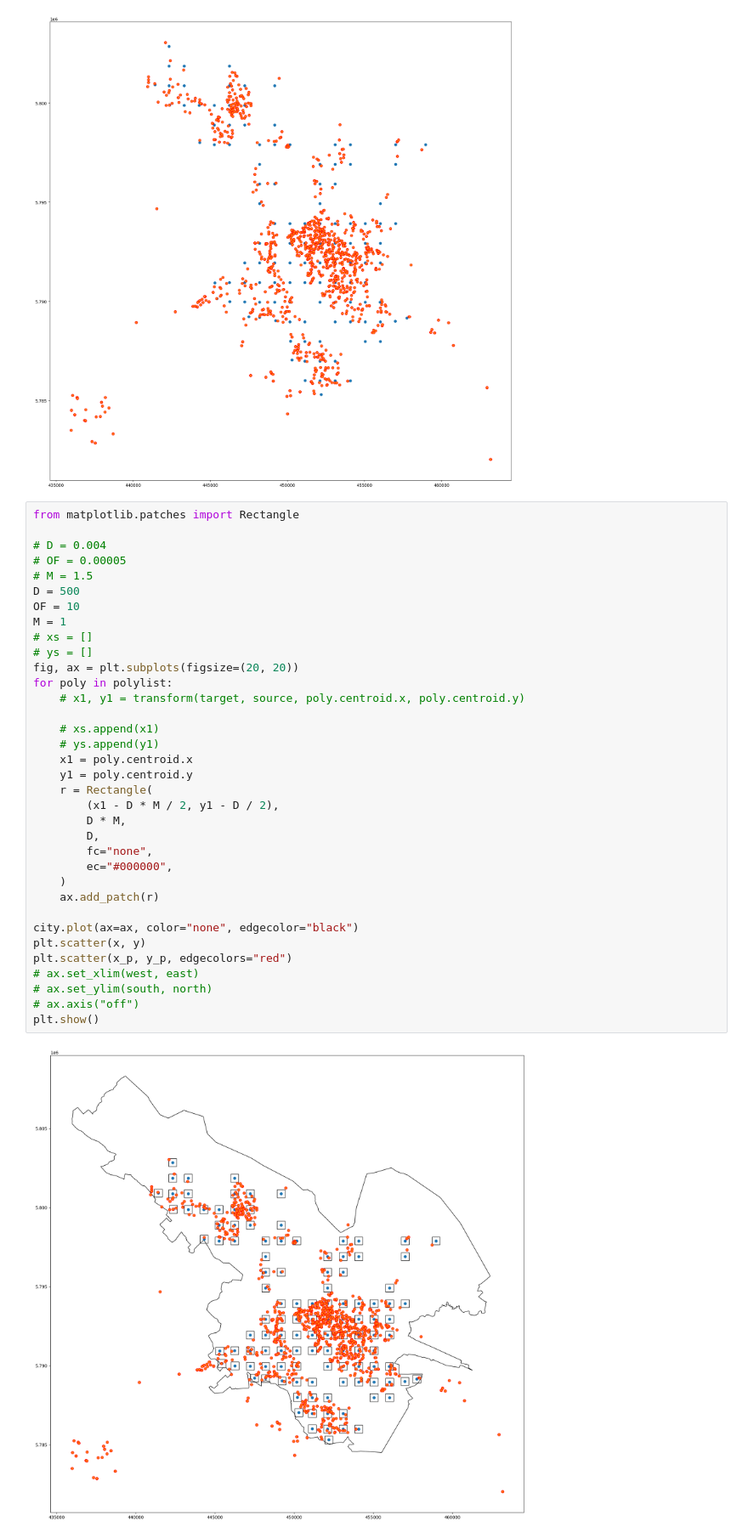
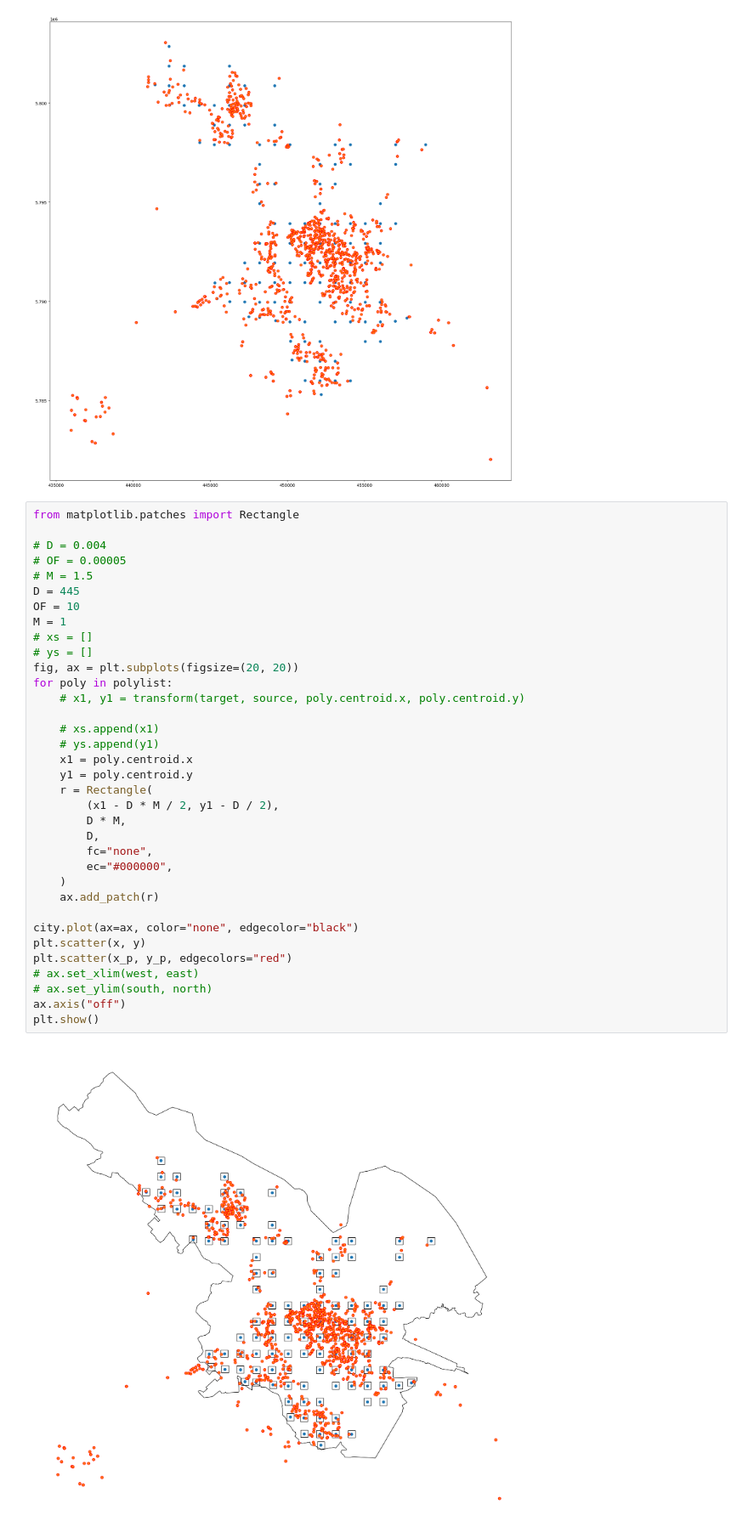
Before and after one commit to Vaynbaum/placement-electric-charging-stations, a Jupyter notebook: backend/t.ipynb, the cells around one changed output. Shown at 85% size. Drawn from its saved outputs; the diff is of its cells as text.

```diff
--- a/backend/t.ipynb
+++ b/backend/t.ipynb
@@ -481,37 +481,37 @@ from matplotlib.patches import Rectangle
 # D = 0.004
 # OF = 0.00005
 # M = 1.5
-D = 500
+D = 445
 OF = 10
 M = 1
 # xs = []
 # ys = []
 fig, ax = plt.subplots(figsize=(20, 20))
 for poly in polylist:
     # x1, y1 = transform(target, source, poly.centroid.x, poly.centroid.y)
 
     # xs.append(x1)
     # ys.append(y1)
     x1 = poly.centroid.x
     y1 = poly.centroid.y
     r = Rectangle(
         (x1 - D * M / 2, y1 - D / 2),
         D * M,
         D,
         fc="none",
         ec="#000000",
     )
     ax.add_patch(r)
 
 city.plot(ax=ax, color="none", edgecolor="black")
 plt.scatter(x, y)
 plt.scatter(x_p, y_p, edgecolors="red")
 # ax.set_xlim(west, east)
 # ax.set_ylim(south, north)
-# ax.axis("off")
+ax.axis("off")
 plt.show()
 # %% [output]
-[figure, old version]
+[figure, new version]
 # %%
 import numpy
 
```
Also changed, not shown: parts of 2 cells of this notebook, 5 other files.
